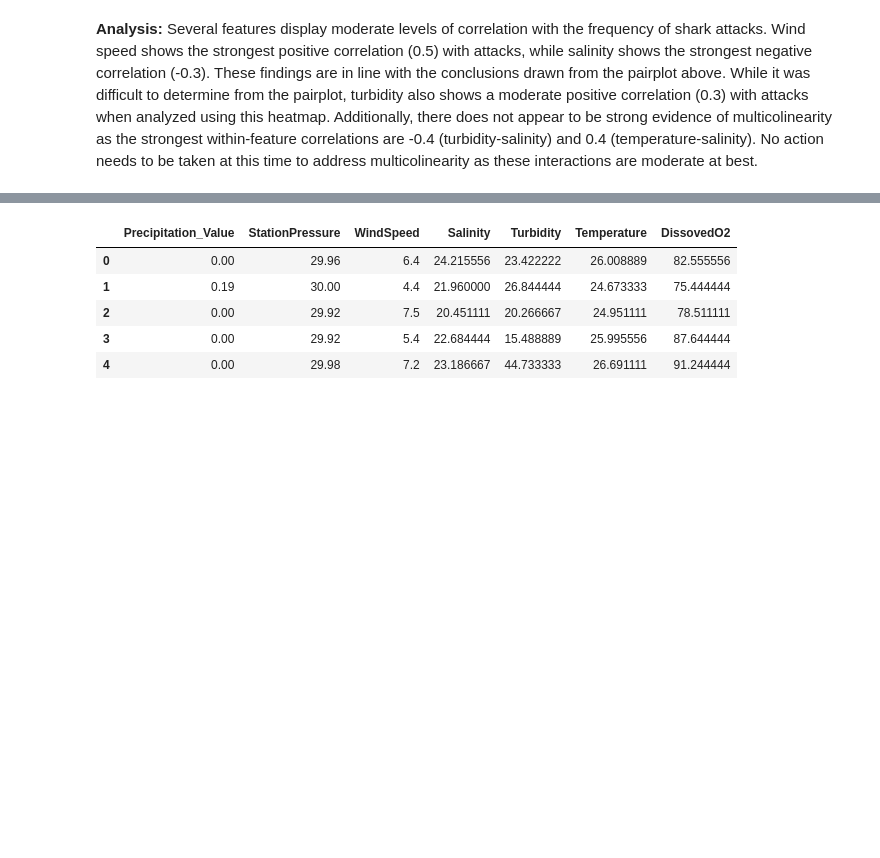
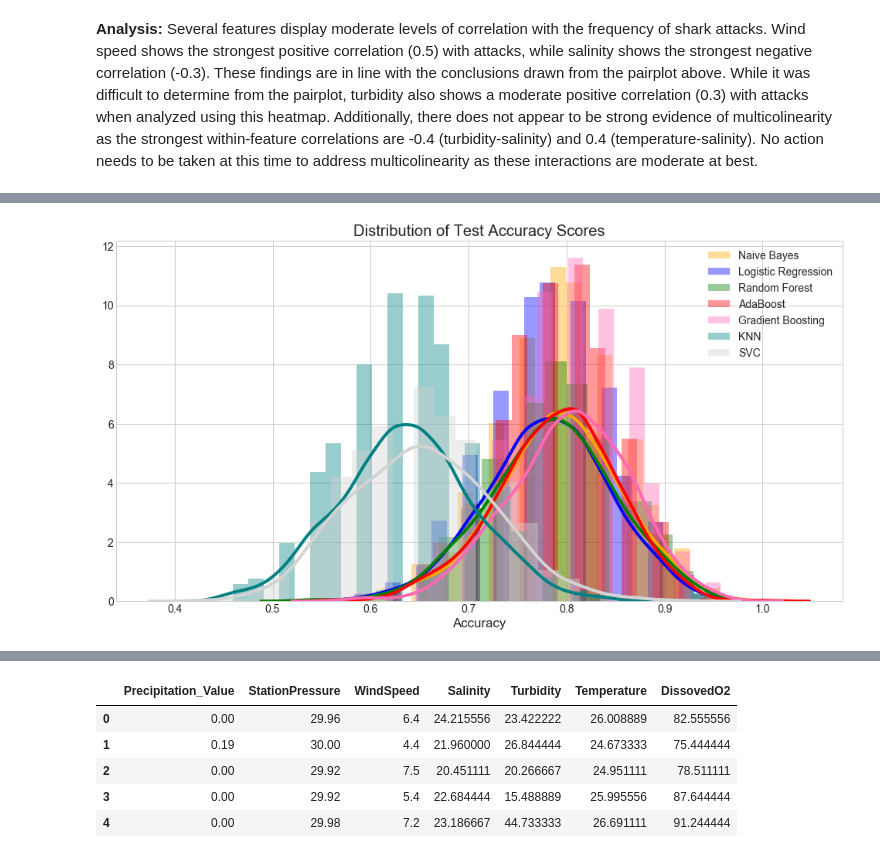
Before and after one commit to kpokrass/Shark_Attacks, a Jupyter notebook: shark_attacks.ipynb, the cells around one changed output, grey strips where cells are left out. Drawn from its saved outputs; the diff is of its cells as text; code cells hidden in the pictures; blank space fills up the shorter version.

Commit message:
baseline modeling

```diff
--- a/shark_attacks.ipynb
+++ b/shark_attacks.ipynb
@@ -330,0 +318,6 @@ from sklearn.preprocessing import LabelEncoder
+# %%
+# Scale the features with MinMax to bring all values in the range [0,1]
+min_max = MinMaxScaler()
+
+minmax_x = pd.DataFrame(min_max.fit_transform(x2), columns=x2.columns)
+minmax_x.head()
@@ -366,0 +435,21 @@ memory usage: 19.2 KB
+# %%
+# Instantiate models
+naive_bayes = GaussianNB()
+logistic = LogisticRegression()
+random_forest = RandomForestClassifier()
+adaboost = AdaBoostClassifier()
+gradient_boost = GradientBoostingClassifier()
+knn = KNeighborsClassifier()
+svc = SVC()
+
+# Create list of models and name alias
+models = [(naive_bayes, 'naive_bayes'), (logistic, 'logistic'), (random_forest, 'random_forest'),
+          (adaboost, 'adaboost'), (gradient_boost, 'gradient_boost'), (knn, 'knn'), (svc, 'svc')]
+# %%
+# Iterate through the list of models and combine dfs to get single baseline df
+df = []
+for mod in models:
+    df.append(model_assessment(mod, 1000)) # perform 1000 iterations
+
+baseline_df = pd.concat(df, axis=1)
+baseline_df.head()
@@ -366,0 +464,18 @@ memory usage: 19.2 KB
+# %%
+# Plot distribution of accuracy scores for each model evaluated on the testing set
+
+fig = plt.figure(figsize=(15,8))
+
+sns.distplot(baseline_df['naive_bayes_Testing_Acc'], color='orange', label='Naive Bayes')
+sns.distplot(baseline_df['logistic_Testing_Acc'], color='blue', label='Logistic Regression')
+sns.distplot(baseline_df['random_forest_Testing_Acc'], color='green', label='Random Forest')
+sns.distplot(baseline_df['adaboost_Testing_Acc'], color='red', label='AdaBoost')
+sns.distplot(baseline_df['gradient_boost_Testing_Acc'], color='hotpink', label='Gradient Boosting')
+sns.distplot(baseline_df['knn_Testing_Acc'], color='teal', label='KNN')
+sns.distplot(baseline_df['svc_Testing_Acc'], color='lightgrey', label='SVC')
+plt.xlabel('Accuracy')
+plt.title('Distribution of Test Accuracy Scores')
+plt.legend()
+plt.show()
+# %% [output]
+[figure, added]
```
Also changed, not shown: parts of 40 cells of this notebook.
